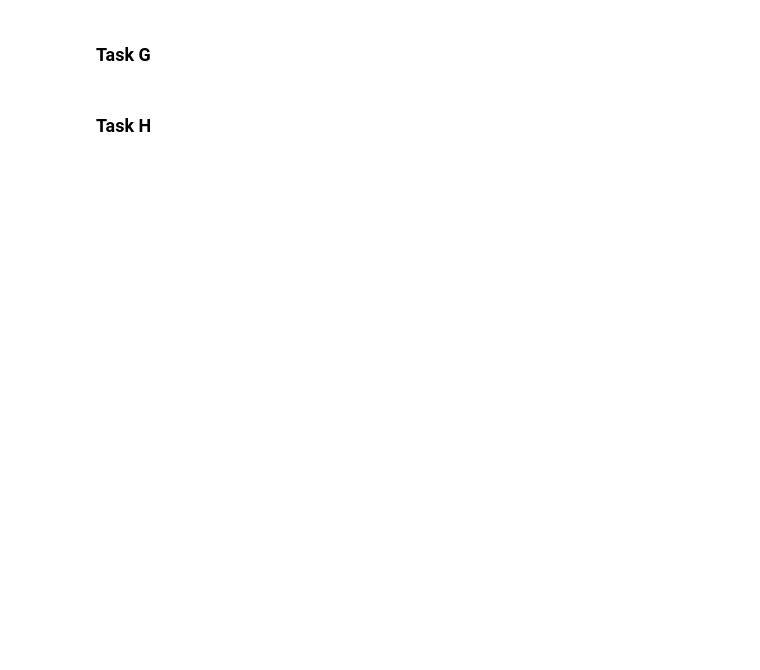
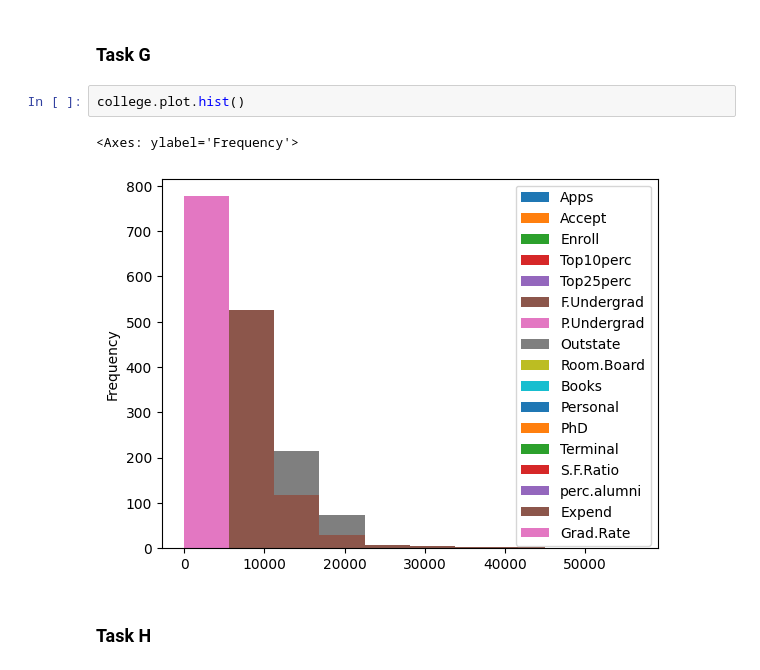
Before and after one commit to arvidlohn/Databehandling-ARVID-LOHN, a Jupyter notebook: Labs/main.ipynb, the cells around one changed output. Saved outputs shown, nothing was run; the diff lists cells and outputs as text; blank space fills up the shorter version.

```diff
--- a/Labs/main.ipynb
+++ b/Labs/main.ipynb
@@ -98,4 +114,9 @@ array([[<Axes: xlabel='Top10perc', ylabel='Top10perc'>,
 # %% [markdown]
 ### Task G
+# %%
+college.plot.hist()
+# %% [output]
+<Axes: ylabel='Frequency'>
+[figure, added]
 # %% [markdown]
 ### Task H
```
Also changed, not shown: parts of 4 cells of this notebook.
